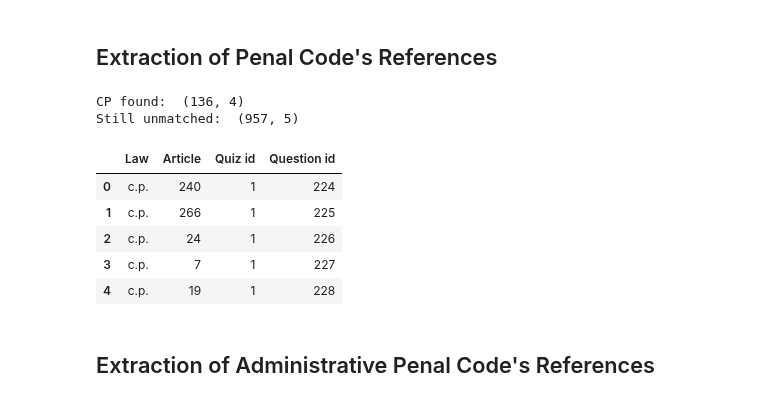
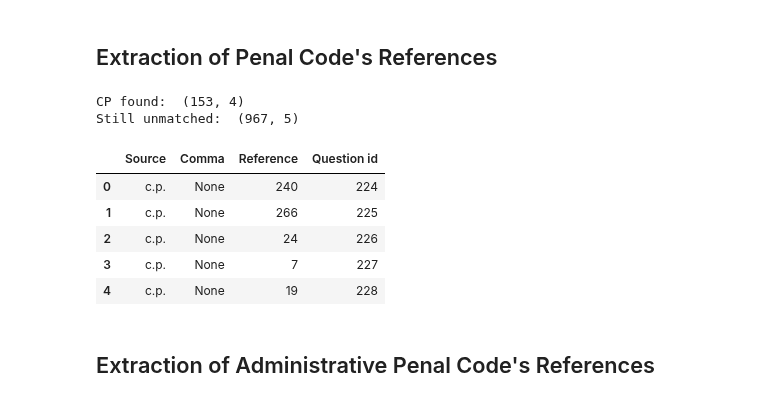
Before and after one commit to IGieckI/Thesis, a Jupyter notebook: Data/References extraction from quiz.ipynb, the cells around one changed output. Saved outputs shown, nothing was run; the diff lists cells and outputs as text; code cells hidden in the pictures.

```diff
--- a/Data/References extraction from quiz.ipynb
+++ b/Data/References extraction from quiz.ipynb
@@ -26,43 +75,25 @@ df.head()
 # %% [markdown]
 ## Extraction of Penal Code's References
-# %%
-extracted_data = []
-no_match_data = []
-
-for i, row in df.iterrows():
-    question = row['Question']
-    #match = re.search(r'(artt?\.)? (\d+-\w+|\d+) (bis )?c\.p\.[^p^a]', question)
-    match = re.search(r'artt?\. (\d+)[\w\d\s\-]{0,13}c\.p\.[^p^a]', question)
-    match2 = re.search(r"(?:articolo|art\.) (\d+) del codice penale", question)
-
-    if match or match2:
-        article = match.group(1) if match else match2.group(1)
-        extracted_data.append({
-            'Law': 'c.p.',
-            'Article': article,
-            # 'Comma': comma,  # No quiz with comma references
-            # 'Publication year': year,  # No quiz with year references
-            'Quiz id': 1,
-            'Question id': i + 1,
-            # 'Link': link  # No quiz with link references
-        })
-    else:
-        no_match_data.append(row.to_dict())
-
-df_cp = pd.DataFrame(extracted_data)
-df = pd.DataFrame(no_match_data)
-
-print("CP found: ", df_cp.shape)
-print("Still unmatched: ", df.shape)
-df_cp.head()
-# %% [output]
-CP found:  (136, 4)
-Still unmatched:  (957, 5)
-|  | Law | Article | Quiz id | Question id |
-| 0 | c.p. | 240 | 1 | 224 |
-| 1 | c.p. | 266 | 1 | 225 |
-| 2 | c.p. | 24 | 1 | 226 |
-| 3 | c.p. | 7 | 1 | 227 |
-| 4 | c.p. | 19 | 1 | 228 |
+# %%
+patterns = [
+    r'[Aa]rtt?\.( \d+).{0,25}c\.p\.[^p^a]',
+    r"(?:articolo|art\.)( ?\d+) del [Cc]odice [Pp]enale",
+    r'[Cc]odice penale all\'art. (\d+)'
+]
+
+df_cp, df = extract_data(df, patterns, "c.p.")
+
+print("CP found: ", df_cp.shape)
+print("Still unmatched: ", df.shape)
+df_cp.head()
+# %% [output]
+CP found:  (153, 4)
+Still unmatched:  (967, 5)
+|  | Source | Comma | Reference | Question id |
+| 0 | c.p. | None | 240 | 224 |
+| 1 | c.p. | None | 266 | 225 |
+| 2 | c.p. | None | 24 | 226 |
+| 3 | c.p. | None | 7 | 227 |
+| 4 | c.p. | None | 19 | 228 |
 # %% [markdown]
 ## Extraction of Administrative Penal Code's References
```
Also changed, not shown: parts of 13 cells of this notebook, 5 other files.
